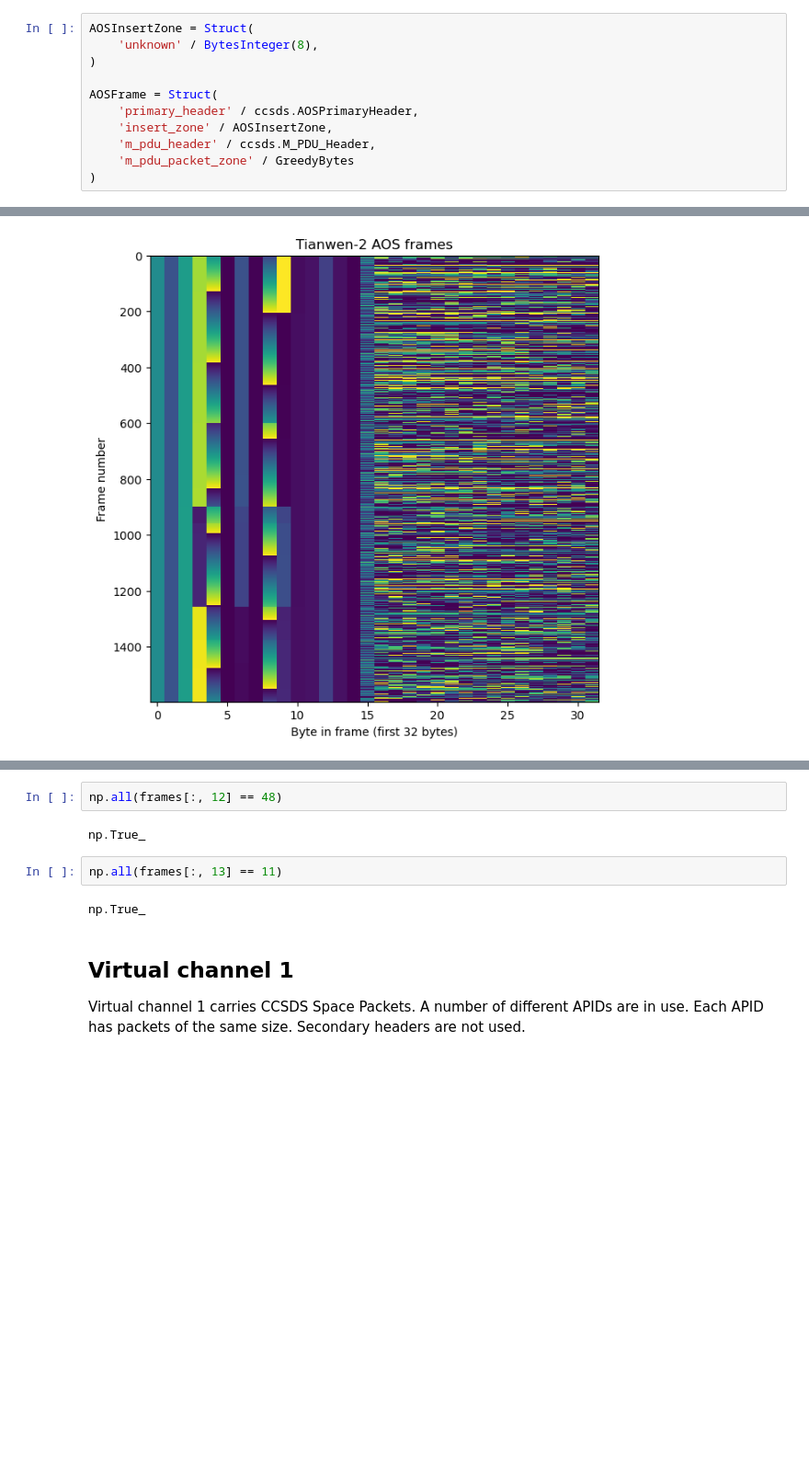
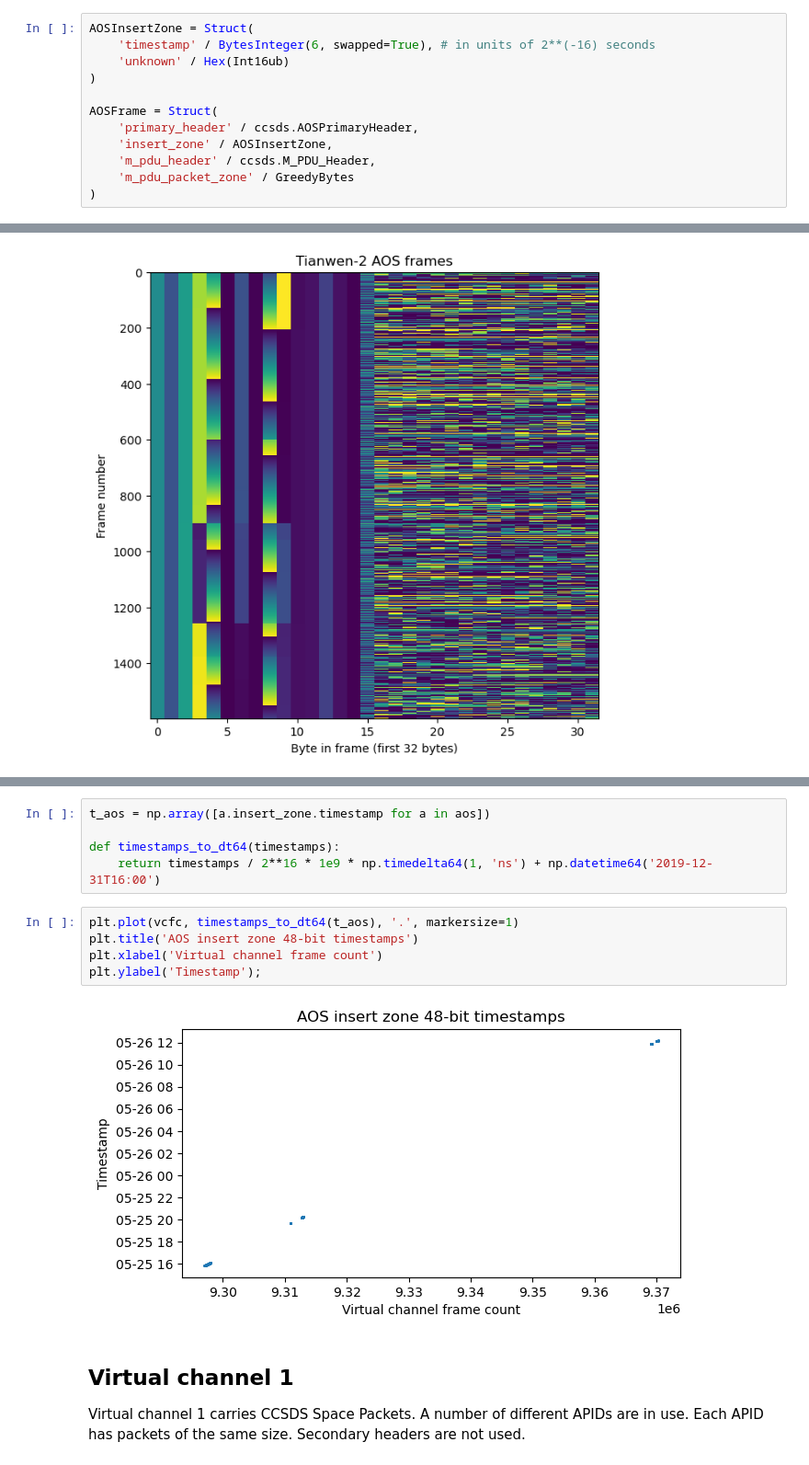
Before and after one commit to daniestevez/jupyter_notebooks, a Jupyter notebook: Tianwen-2/Tianwen-2 frames.ipynb, the cells around one changed output, grey strips where cells are left out. Shown at 92% size. Cells and saved outputs as stored; diff of their text form; blank space fills up the shorter version.

```diff
--- a/Tianwen-2/Tianwen-2 frames.ipynb
+++ b/Tianwen-2/Tianwen-2 frames.ipynb
@@ -45,7 +41,8 @@ hex(237)
 Frames are AOS Space Data Link frames, using spacecraft ID `0xed`. This spacecraft ID [appears in the SANA registry](https://sanaregistry.org/r/spacecraftid/records/16436). Only Virtual channel 1 is in use. There is no Operational Control Field or Frame Error Control Field (already stripped in GNU Radio). There is an 8 byte insert zone with unknown contents. The data field carries CCSDS SpacePackets using M_PDU.
 # %%
 AOSInsertZone = Struct(
-    'unknown' / BytesInteger(8),
+    'timestamp' / BytesInteger(6, swapped=True), # in units of 2**(-16) seconds
+    'unknown' / Hex(Int16ub)
 )
 
 AOSFrame = Struct(
@@ -116,13 +88,17 @@ np.all(frames[:, 11] == 12)
 # %% [output]
 np.True_
-# %%
-np.all(frames[:, 12] == 48)
-# %% [output]
-np.True_
-# %%
-np.all(frames[:, 13] == 11)
-# %% [output]
-np.True_
+# %%
+t_aos = np.array([a.insert_zone.timestamp for a in aos])
+
+def timestamps_to_dt64(timestamps):
+    return timestamps / 2**16 * 1e9 * np.timedelta64(1, 'ns') + np.datetime64('2019-12-31T16:00')
+# %%
+plt.plot(vcfc, timestamps_to_dt64(t_aos), '.', markersize=1)
+plt.title('AOS insert zone 48-bit timestamps')
+plt.xlabel('Virtual channel frame count')
+plt.ylabel('Timestamp');
+# %% [output]
+[figure, added]
 # %% [markdown]
 ## Virtual channel 1
 
```
Also changed, not shown: parts of 10 cells of this notebook, 1 other file.
